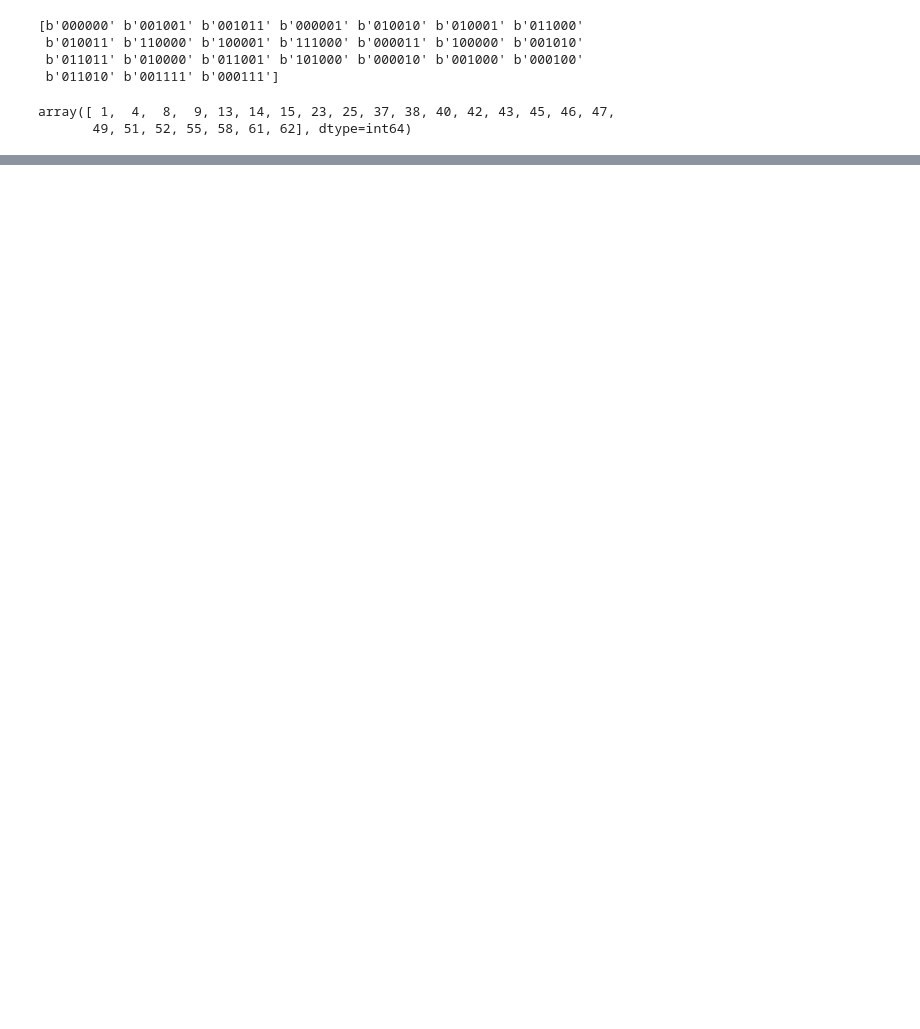
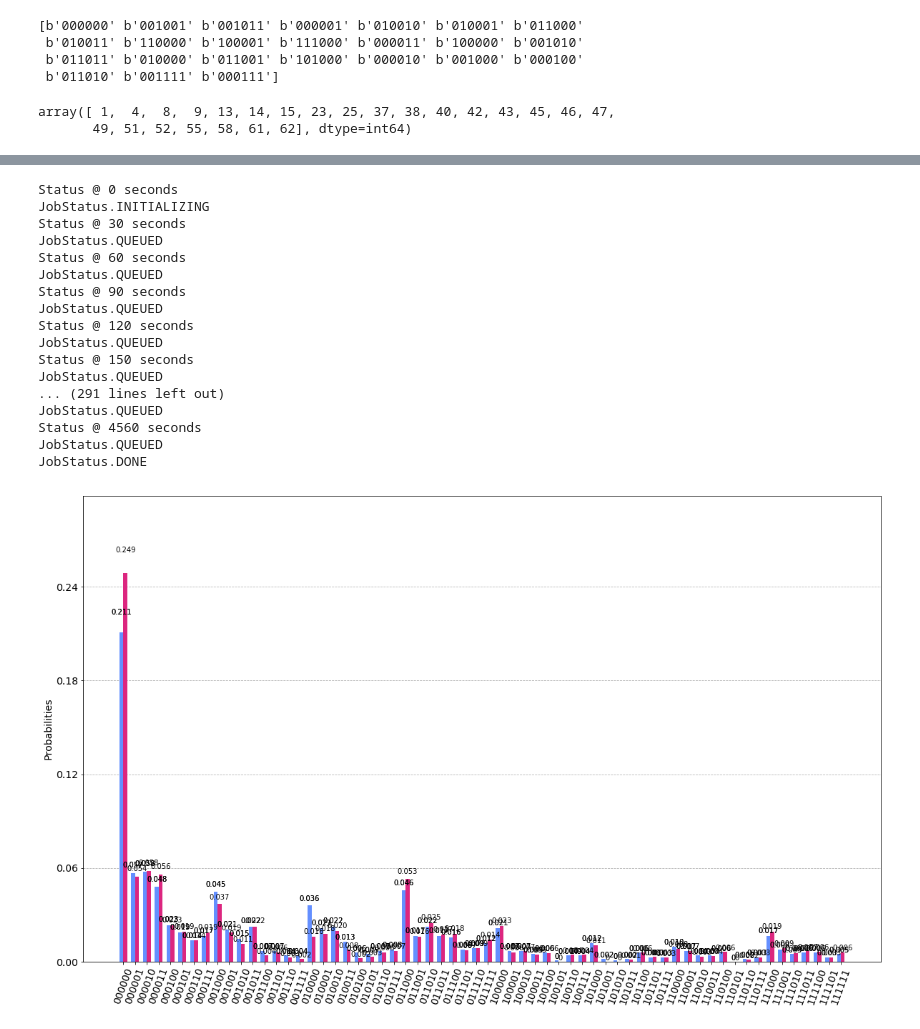
Before and after one commit to brower/QuLAT, a Jupyter notebook: Hiroki/jupyter_notebooks/Trotter_IBMQ.ipynb, the cells around one changed output, grey strips where cells are left out. Drawn from its saved outputs; the diff is of its cells as text; code cells hidden in the pictures; blank space fills up the shorter version.

```diff
--- a/Hiroki/jupyter_notebooks/Trotter_IBMQ.ipynb
+++ b/Hiroki/jupyter_notebooks/Trotter_IBMQ.ipynb
@@ -133,0 +197,52 @@ plot_histogram(tr_dist2, figsize=(16, 12))
+# %%
+# 2 triangle plaquettes
+#backend = BasicAer.get_backend('qasm_simulator')
+T = 0.1
+H = TrianglePlaquetteHamiltonian(0.5, 1, 2)
+# Construct Circuit with n_steps = 20
+qr = QuantumRegister(6, 'qr')
+cr = ClassicalRegister(6, 'cr')
+
+circ1 = QuantumCircuit(qr, cr)
+circ1 = H.trotter_circuit_optimized(circ1, qr, T, 1)
+circ1.measure(qr, cr)
+job = execute(circ1, backend, shots=1024)
+lapse = 0
+interval = 30
+while job.status() != JobStatus.DONE:
+    print('Status @ {} seconds'.format(interval * lapse))
+    print(job.status())
+    time.sleep(interval)
+    lapse += 1
+print(job.status())
+result_sim = job.result()
+tr_dist = result_sim.get_counts(circ1)
+
+
+# Get the filter object
+meas_filter = meas_fitter.filter
+
+# Results with mitigation
+mitigated_results = meas_filter.apply(result_sim)
+mitigated_counts = mitigated_results.get_counts(0)
+
+plot_histogram([tr_dist, mitigated_counts] , figsize=(20, 12))
+# %% [output]
+Status @ 0 seconds
+JobStatus.INITIALIZING
+Status @ 30 seconds
+JobStatus.QUEUED
+Status @ 60 seconds
+JobStatus.QUEUED
+Status @ 90 seconds
+JobStatus.QUEUED
+Status @ 120 seconds
+JobStatus.QUEUED
+Status @ 150 seconds
+JobStatus.QUEUED
+... (291 lines left out)
+JobStatus.QUEUED
+Status @ 4560 seconds
+JobStatus.QUEUED
+JobStatus.DONE
+[figure, added]
```
Also changed, not shown: parts of 9 cells of this notebook, 1 other file.
